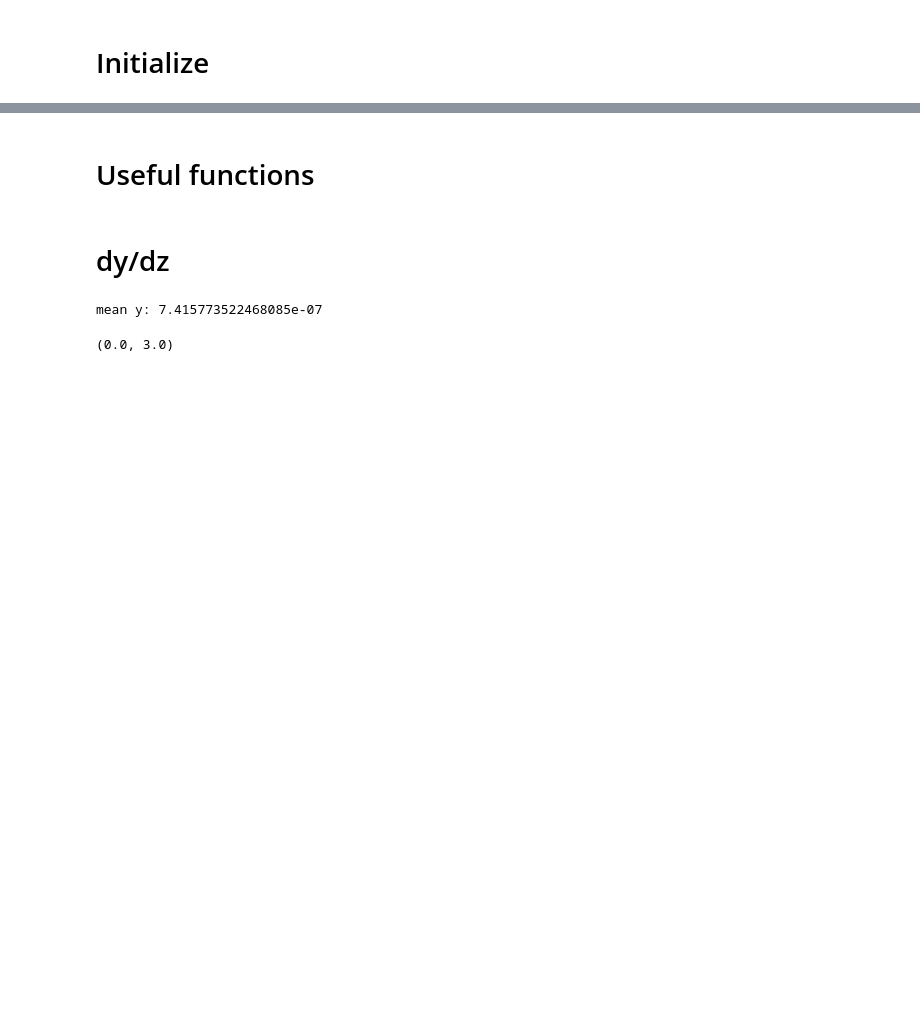
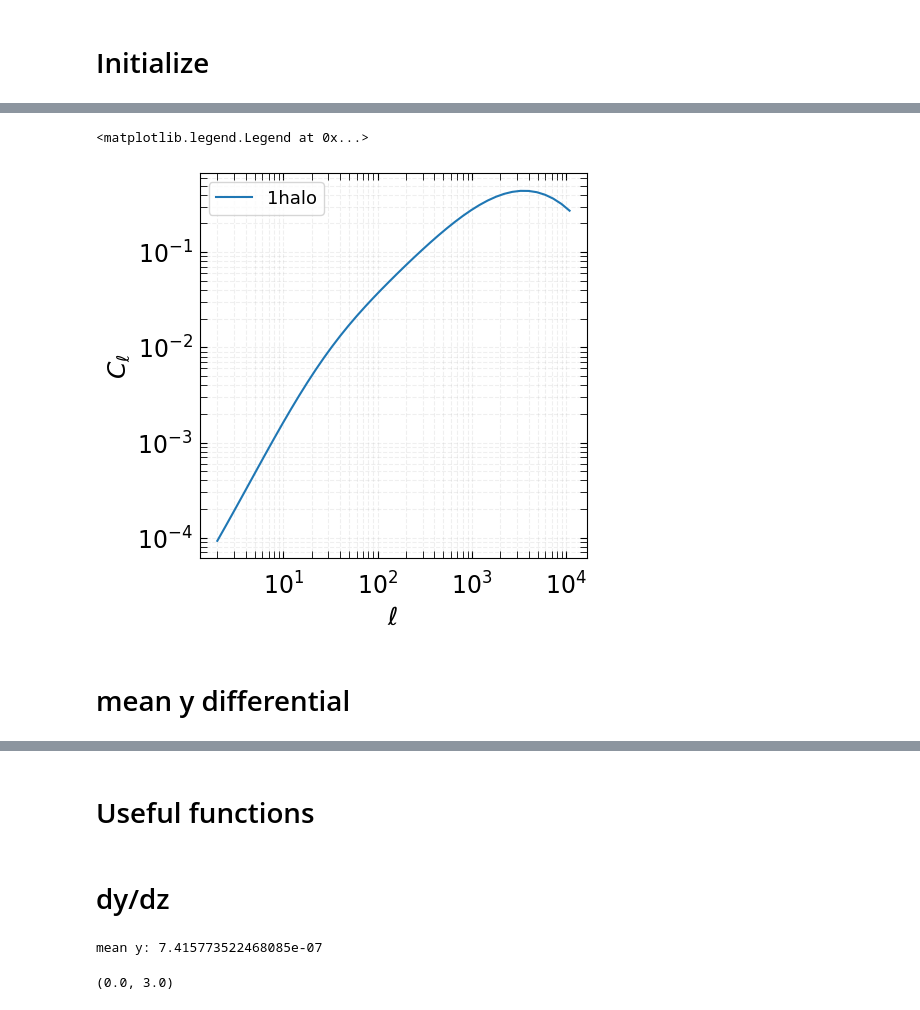
Before and after one commit to CLASS-SZ/notebooks, a Jupyter notebook: class_sz_mean_y.ipynb, the cells around one changed output, grey strips where cells are left out. Cells and saved outputs as stored; diff of their text form; code cells hidden in the pictures; blank space fills up the shorter version.

```diff
--- a/class_sz_mean_y.ipynb
+++ b/class_sz_mean_y.ipynb
@@ -36,0 +138,35 @@ plt.rcParams.update(plot_params)
+# %%
+l = np.asarray(M.cl_sz()['ell'])
+cl_yy_1h = np.asarray(M.cl_sz()['1h'])
+# cl_yy_2h = np.asarray(M.cl_sz()['2h'])
+# %%
+label_size = 17
+title_size = 18
+legend_size = 13
+handle_length = 1.5
+fig, (ax1) = plt.subplots(1,1,figsize=(5,5))
+ax = ax1
+ax.tick_params(axis = 'x',which='both',length=5,direction='in', pad=10)
+ax.tick_params(axis = 'y',which='both',length=5,direction='in', pad=5)
+ax.xaxis.set_ticks_position('both')
+ax.yaxis.set_ticks_position('both')
+plt.setp(ax.get_yticklabels(), rotation='horizontal', fontsize=label_size)
+plt.setp(ax.get_xticklabels(), fontsize=label_size)
+ax.grid( visible=True, which="both", alpha=0.2, linestyle='--')
+ax.set_xlabel(r"$\ell$ ",size=title_size)
+ax.set_ylabel(r"$C_\ell$",size=title_size)
+ax.set_xscale('log')
+ax.set_yscale('log')
+# ax.set_ylim(1e-1,1e4)
+# ax.set_xlim(5e-2,1e1)
+ax.plot(l,cl_yy_1h,label='1halo')
+# ax.plot(l,cl_yy_2h,label='2halo')
+# ax.plot(l,cl_yy_2h+cl_yy_1h,label='1+2halo')
+# # plt.xlim(2e-2,4e1)
+# plt.ylim(1e-2,1e4)
+ax.legend()
+# %% [output]
+<matplotlib.legend.Legend at 0x...>
+[figure, added]
+# %% [markdown]
+# mean y differential
```
Also changed, not shown: parts of 15 cells of this notebook, 1 other file.
